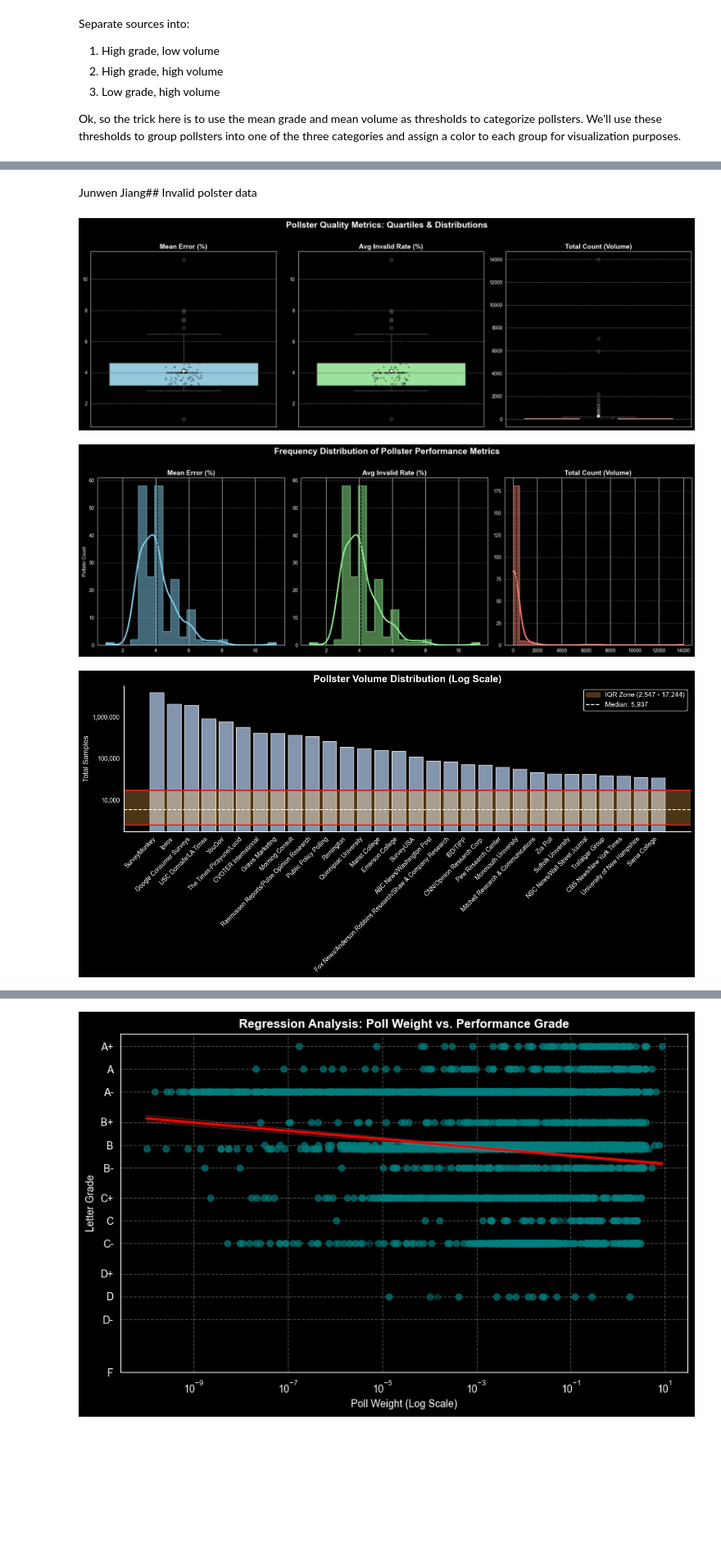
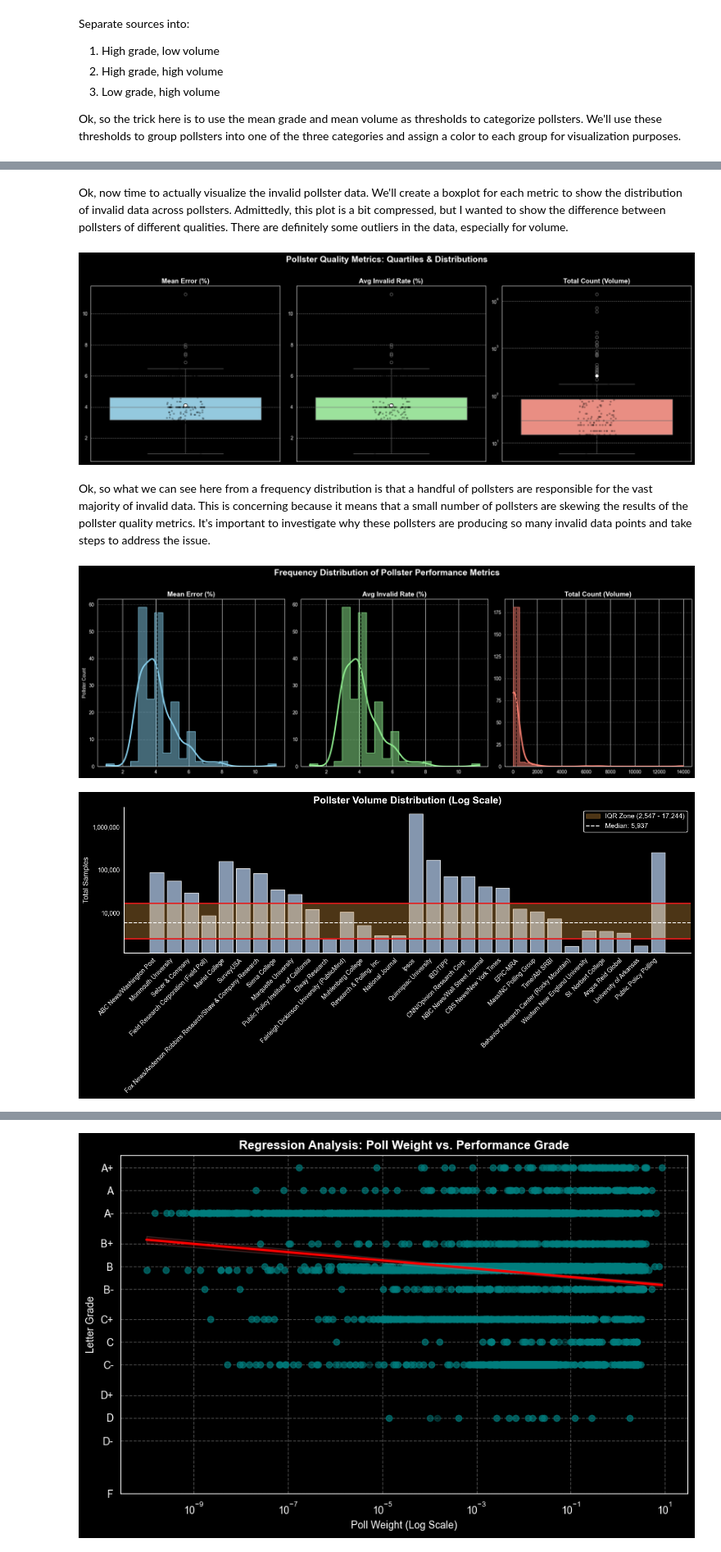
Before and after one commit to chb0github/ch12, a Jupyter notebook: christian_bongiorno_polling.ipynb, the cells around one changed output, grey strips where cells are left out. Shown at 82% size. Cells and saved outputs as stored; diff of their text form; code cells hidden in the pictures; blank space fills up the shorter version.

```diff
--- a/christian_bongiorno_polling.ipynb
+++ b/christian_bongiorno_polling.ipynb
@@ -126,7 +130,6 @@ We also need to drop values with invalid poll weights, but only after they have
 
 The grades are not usable as letters, since they don't have a natural sort order. We need to map them to numeric values to perform calculations. However, we want to keep the original letter grades for show-and-tell purposes. We'll use a dictionary to map the letter grades to numeric values instead of getting clever with math
 # %%
-polls['national'] = polls.state == 'U.S.'
 
 grade_map = {
     'A+': 4.3,
@@ -151,2 +159,5 @@ polls['grade_numeric'] = polls.grade.map(grade_map).fillna(avg_val)
+# %%
+# 1. Clean the data
+polls.samplesize = polls.samplesize.fillna(0).astype(int)
 # %% [markdown]
 ## Analyze the data
@@ -363,5 +386,5 @@ plt.show()
-# %% [markdown]
-Junwen Jiang## Invalid polster data
+# %% [markdown]
+Ok, now time to actually visualize the invalid pollster data. We'll create a boxplot for each metric to show the distribution of invalid data across pollsters. Admittedly, this plot is a bit compressed, but I wanted to show the difference between pollsters of different qualities. There are definitely some outliers in the data, especially for volume.
 # %%
 # Setup a 1x3 grid for the subplots
 fig, axes = plt.subplots(1, 3, figsize=(18, 6))
@@ -402,10 +425,13 @@ for i, (col, title, color) in enumerate(pollster_metrics):
     axes[i].set_ylabel('')  # Y-axis label removed to keep it clean
     axes[i].grid(axis='y', linestyle='--', alpha=0.5)
 
+plt.yscale('log')
 plt.suptitle('Pollster Quality Metrics: Quartiles & Distributions', fontsize=18, y=1.02, fontweight='bold')
 plt.tight_layout()
 # %% [output]
-[figure, old version]
+[figure, new version]
+# %% [markdown]
+Ok, so what we can see here from a frequency distribution is that a handful of pollsters are responsible for the vast majority of invalid data. This is concerning because it means that a small number of pollsters are skewing the results of the pollster quality metrics. It's important to investigate why these pollsters are producing so many invalid data points and take steps to address the issue.
 # %%
 fig, axes = plt.subplots(1, 3, figsize=(18, 6))
 
@@ -432,19 +458,19 @@ plt.suptitle('Frequency Distribution of Pollster Performance Metrics', fontsize=
 plt.tight_layout()
 plt.show()
 # %% [output]
-[figure, old version]
+[figure, new version]
 # %%
 # 1. Calculate the benchmarks
-q1 = pollster_sample_sizing['total_samples'].quantile(0.25)
-q3 = pollster_sample_sizing['total_samples'].quantile(0.75)
-median = pollster_sample_sizing['total_samples'].median()
+q1 = pollster_stats['total_volume'].quantile(0.25)
+q3 = pollster_stats['total_volume'].quantile(0.75)
+median = pollster_stats['total_volume'].median()
 
 # 2. Setup the plot
 plt.figure(figsize=(14, 7))
-top_30 = pollster_sample_sizing.head(30)
+top_30 = pollster_stats.head(30)
 
 # Create bars
-plt.bar(top_30.index, top_30['total_samples'], color='#a6bddb', alpha=0.8)
+plt.bar(top_30.index, top_30['total_volume'], color='#a6bddb', alpha=0.8)
 
 # 3. Apply LOG SCALE
 plt.yscale('log')
@@ -457,31 +483,31 @@ plt.gca().yaxis.set_minor_formatter(ticker.NullFormatter()) # Clean up minor tic
 
 # 5. Pronounced IQR Indicators
 plt.axhspan(q1, q3, color='#feb24c', alpha=0.3, label=f'IQR Zone ({int(q1):,} - {int(q3):,})')
 plt.axhline(q3, color='#e31a1c', linestyle='-', linewidth=2)
 plt.axhline(q1, color='#e31a1c', linestyle='-', linewidth=2)
 plt.axhline(median, color='white', linestyle='--', linewidth=1.5, label=f'Median: {int(median):,}')
 
 # 6. Clean Aesthetics (No grid, clean spines)
 plt.grid(False)
 plt.gca().spines['top'].set_visible(False)
 plt.gca().spines['right'].set_visible(False)
 
 # Labels
 plt.title('Pollster Volume Distribution (Log Scale)', fontsize=16, fontweight='bold')
 plt.ylabel('Total Samples', fontsize=12)
 plt.xticks(rotation=45, ha='right')
 
 plt.legend(
     loc='upper right',
     frameon=True,          # Turn the box back on
     facecolor='black',     # Solid white background
     edgecolor='white',     # Sharp black border
     framealpha=1,          # 100% opacity (no ghosting through)
     shadow=True,           # Adds a slight shadow to make it "float"
     fontsize=11
 )
 
 plt.tight_layout()
 plt.show()
 # %% [output]
-[figure, old version]
+[figure, new version]
```
Also changed, not shown: parts of 22 cells of this notebook, 1 other file.
